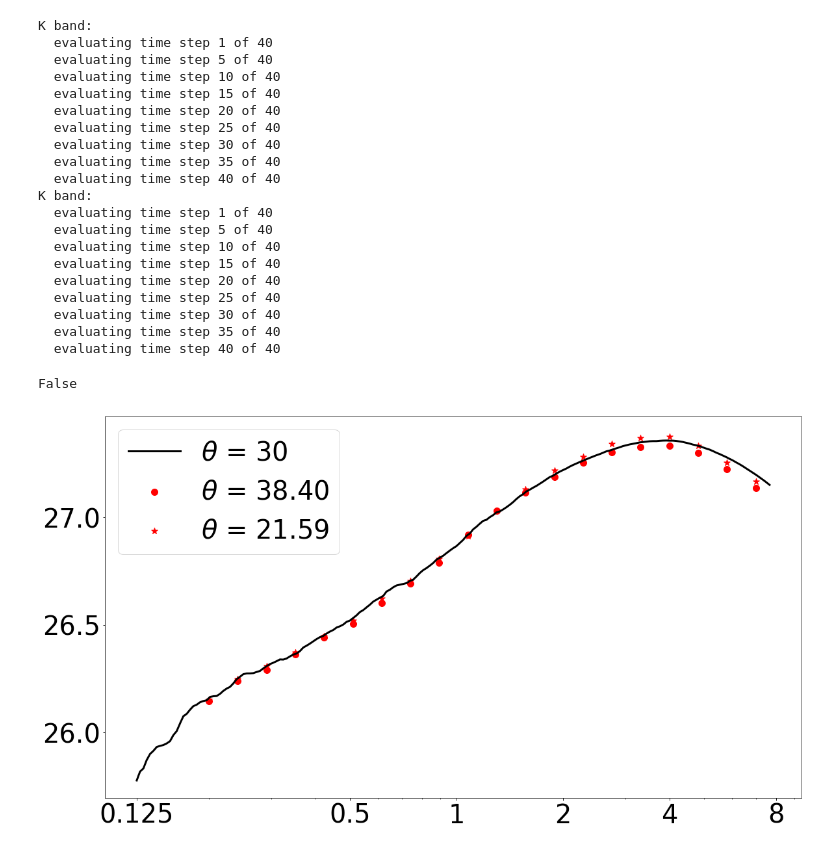
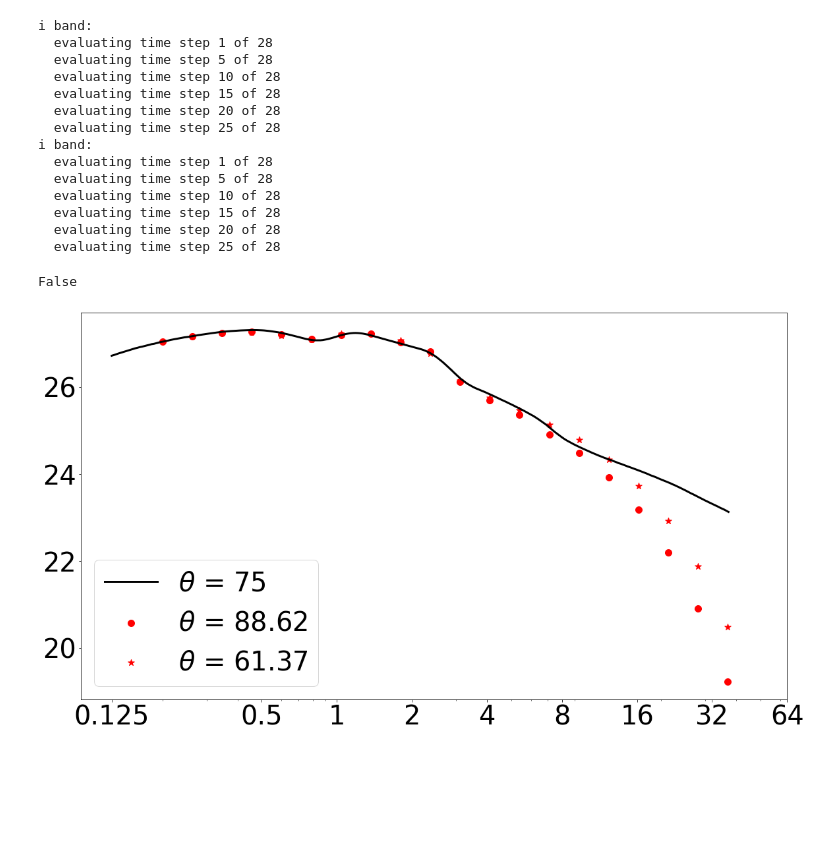
Before and after one commit to markoris/surrogate_kne, a Jupyter notebook: time_angle_interpolation.ipynb, the cells around one changed output. Saved outputs shown, nothing was run; the diff lists cells and outputs as text; code cells hidden in the pictures; blank space fills up the shorter version.

```diff
--- a/time_angle_interpolation.ipynb
+++ b/time_angle_interpolation.ipynb
@@ -1,39 +11,34 @@
 # %%
-import sys, os, glob, random
-sys.path.append('python/')
+import os
+os.environ["OMP_NUM_THREADS"] = "12"
+import glob
 import numpy as np
 import save_sklearn_gp as ssg
+from natsort import natsorted
 from scipy.linalg import cholesky, cho_solve
 
 angles = ['00', '30', '45', '60', '75', '90']
-angle = random.choice(angles)
+angle = np.random.choice(angles)
 while angle == '00' or angle == '90':
-    angle = random.choice(angles) # forbids extrapolation by ensuring chosen angle is well within interpolation bounds
+    angle = np.random.choice(angles) # forbids extrapolation by ensuring chosen angle is well within interpolation bounds
 
 files = glob.glob('surrogate_data/2021_Wollaeger_TorusPeanut/theta'+angle+'deg/*')
-files.sort() # sorting is necessary! otherwise time will be out of order
+files = natsorted(files) # sorting is necessary! otherwise time will be out of order
 
-x_train = np.loadtxt(files[0]+'/model_X.dat') # all files have the same X training data - arbitrarily load from the first file
-idx = random.choice(range(x_train.shape[0]))
-while x_train[idx][-1] > 2200:
-    idx = random.choice(range(x_train.shape[0]))
+x_train = np.loadtxt(files[-1]+'/model_X.dat') # all files do NOT have the same X training data, but loading from the last one ensures that the previous interpolators will include that event
+idx = np.random.randint(x_train.shape[0]) # randomly choose one of the events in the training set
+while x_train[idx][-1] > 2200: # removes the S-band from consideration
+    idx = random.choice(range(x_train.shape[0])) # chooses a random wavelength at which to generate light curves
 inputs = x_train[None, idx]
 
 for file in files:
 	fname = file+'/model'
 	model = ssg.load_gp(fname) # loading Gaussian Process from hyperparameters saved in .json format
 
-	K = model.kernel_(model.X_train_) # setting up the kernel
-	K[np.diag_indices_from(K)] += model.alpha
-	model.L_ = cholesky(K, lower=True) # recalculating L matrix since this is what makes the pickled models bulky
-	model._K_inv = None # has to be set to None so the GP knows to re-calculate matrices used for uncertainty
-	K_trans = model.kernel_(inputs, model.X_train_)
-	pred = K_trans.dot(model.alpha_)
-	pred = model._y_train_std * pred + model._y_train_mean
-	v = cho_solve((model.L_, True), K_trans.T)
-	y_cov = model.kernel_(inputs) - K_trans.dot(v)
-	err = np.sqrt(np.diag(y_cov))
+	pred, err = ssg.predict(model, inputs)
 
+	x_train = np.loadtxt(file+'/model_X.dat') # size of training set changes at later times (not all sims go out to same time)
+	idx = np.argmin([np.sum(np.abs(x_train[idx, :]-inputs[0, :])) for idx in range(x_train.shape[0])]) # finds index for inputs
 	sim = np.loadtxt(file+'/model_y.dat')[idx]
 	sim *= model._y_train_std
 	sim += model._y_train_mean
@@ -45,6 +50,8 @@ for file in files:
 		lc = pred # if first time point, initializes the light curve array
 		sim_lc = sim
 # %%
+import sys, os
+sys.path.append('python/')
 from kn_interp_angle import kn_interp_angle
 
 offset = np.random.uniform(0, 15)
@@ -58,7 +65,7 @@ model = kn_interp_angle()
 
 params = {"mej_dyn":inputs[0], "vej_dyn":inputs[1], "mej_wind":inputs[2], "vej_wind":inputs[3], "theta":int(angle)+offset}
 
-t = np.logspace(np.log10(0.2), np.log10(7), 20)
+t = np.logspace(np.log10(0.2), np.log10(37), 20)
 b = bands[np.argmin(np.abs(wavs-inputs[-1]))]
 
 model.set_params(params, (0, 0))
@@ -73,48 +80,42 @@ model.set_params(params, (0, 0))
 
 pred_below, err = model.evaluate(t, b)
 # %% [output]
-K band:
-  evaluating time step 1 of 40
-  evaluating time step 5 of 40
-  evaluating time step 10 of 40
-  evaluating time step 15 of 40
-  evaluating time step 20 of 40
-  evaluating time step 25 of 40
-  evaluating time step 30 of 40
-  evaluating time step 35 of 40
-  evaluating time step 40 of 40
-K band:
-  evaluating time step 1 of 40
-  evaluating time step 5 of 40
-  evaluating time step 10 of 40
-  evaluating time step 15 of 40
-  evaluating time step 20 of 40
-  evaluating time step 25 of 40
-  evaluating time step 30 of 40
-  evaluating time step 35 of 40
-  evaluating time step 40 of 40
+i band:
+  evaluating time step 1 of 28
+  evaluating time step 5 of 28
+  evaluating time step 10 of 28
+  evaluating time step 15 of 28
+  evaluating time step 20 of 28
+  evaluating time step 25 of 28
+i band:
+  evaluating time step 1 of 28
+  evaluating time step 5 of 28
+  evaluating time step 10 of 28
+  evaluating time step 15 of 28
+  evaluating time step 20 of 28
+  evaluating time step 25 of 28
 # %%
 #import matplotlib
 #matplotlib.use('Agg')
 from matplotlib import ticker
 import matplotlib.pyplot as plt
 #%matplotlib inline
 
-times = np.logspace(np.log10(0.125), np.log10(7.6608262), 191)
+times = np.logspace(np.log10(0.125), np.log10(37.239195485411194), 264)
 
 print(np.any(np.isin(t, times))) # verify that all user-requested times are different from interpolator time points
 
 plt.rc('font', size = 40)
 plt.rc('lines', lw=4)
 plt.figure(figsize=(19.2, 10.8))
 plt.plot(times, sim_lc, lw=3, c='k', label=r'$\theta$ = %s' % angle)
 plt.scatter(t, pred_above, s=100, c='r', label=r'$\theta$ = %s' % str(float(angle)+offset)[:5])
 plt.scatter(t, pred_below, s=100, c='r', marker='*', label=r'$\theta$ = %s' % str(float(angle)-offset)[:5])
 plt.xscale("log")
-plt.gca().set_xticks([0.125, 0.5, 1, 2, 4, 8])
+plt.gca().set_xticks([0.125, 0.5, 1, 2, 4, 8, 16, 32, 64])
 plt.gca().get_xaxis().set_major_formatter(ticker.FormatStrFormatter('%g'))
 plt.legend()
 plt.show()
 # %% [output]
 False
-[figure, old version]
+[figure, new version]
```
Also changed, not shown: parts of 1 cell of this notebook, 2 other files.
